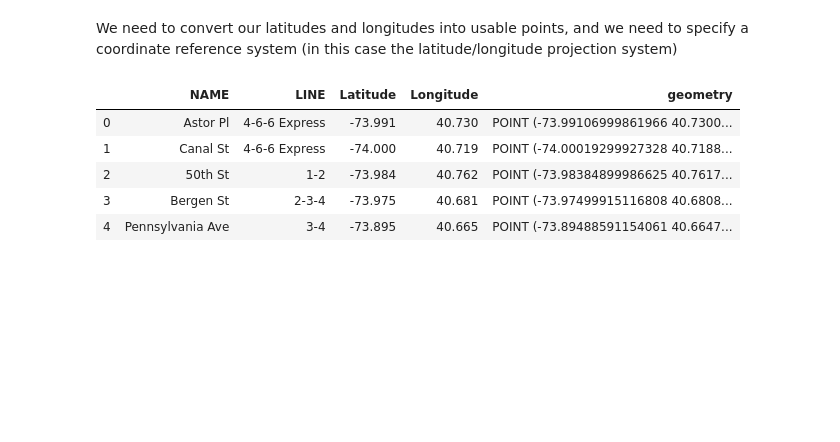
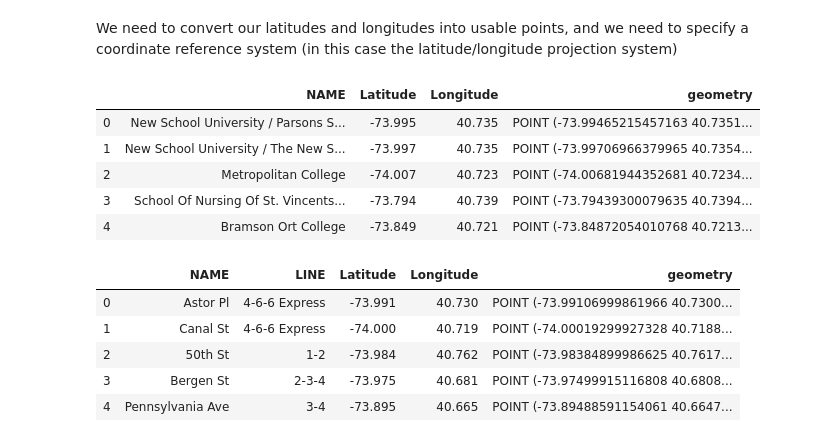
Before and after one commit to floraxinru/project01, a Jupyter notebook: project1/code/Mapping_Data.ipynb, the cells around one changed output. Drawn from its saved outputs; the diff is of its cells as text; code cells hidden in the pictures; blank space fills up the shorter version.

```diff
--- a/project1/code/Mapping_Data.ipynb
+++ b/project1/code/Mapping_Data.ipynb
@@ -21,9 +21,9 @@ pd.set_option('display.precision', 3)
 # %% [markdown]
 Below, we take in csv files containing the locations of various colleges and universities, as well as subway station locations. They will be converted into dataframes where we have names, latitudes and longitudes.
 # %%
-cu_df = pd.read_csv('https://data.cityofnewyork.us/api/views/8pnn-kkif/rows.csv')
+college_df = pd.read_csv('https://data.cityofnewyork.us/api/views/8pnn-kkif/rows.csv')
 
-cu_df.head()
+college_df.head()
 # %% [output]
 |  | the_geom | NAME | HOUSENUM | STREETNAME | CITY | ZIP | URL | BIN | BBL |
 | 0 | POINT (-73.99465215457163 40.7351... | New School University / Parsons S... | 66 | FIFTH AVENUE | New York | 10011 | http://www.parsons.edu/html/splas... | 1009619 | 1.006e+09 |
@@ -32,18 +32,18 @@ cu_df.head()
 | 3 | POINT (-73.79439300079635 40.7394... | School Of Nursing Of St. Vincents... | 175-05 | HORACE HARDING EXPRESSWAY | Fresh Meadows | 11365 | http://www.svcmc.org/portal/train... | 4148794 | 4.069e+09 |
 | 4 | POINT (-73.84872054010768 40.7213... | Bramson Ort College | 69-30 | AUSTIN STREET | Forest Hills | 11375 | http://www.bramsonort.org/ | 4077468 | 4.032e+09 |
 # %%
-cu_df['the_geom'] = cu_df['the_geom'].str.lstrip('POINT')
-cu_df['the_geom'] = cu_df['the_geom'].str.strip()
-cu_df['the_geom'] = cu_df['the_geom'].str.lstrip('(')
-cu_df['the_geom'] = cu_df['the_geom'].str.rstrip(')')
+college_df['the_geom'] = college_df['the_geom'].str.lstrip('POINT')
+college_df['the_geom'] = college_df['the_geom'].str.strip()
+college_df['the_geom'] = college_df['the_geom'].str.lstrip('(')
+college_df['the_geom'] = college_df['the_geom'].str.rstrip(')')
 
-new = cu_df['the_geom'].str.split(' ', n = 1, expand=True)
+new = college_df['the_geom'].str.split(' ', n = 1, expand=True)
 
-cu_df['Latitude'] = new[0]
-cu_df['Longitude'] = new[1]
+college_df['Latitude'] = new[0]
+college_df['Longitude'] = new[1]
 
-cu_df.drop(columns=['URL','BIN', 'BBL', 'the_geom', 'HOUSENUM','STREETNAME','CITY','ZIP'], inplace=True)
-cu_df.head()
+college_df.drop(columns=['URL','BIN', 'BBL', 'the_geom', 'HOUSENUM','STREETNAME','CITY','ZIP'], inplace=True)
+college_df.head()
 # %% [output]
 |  | NAME | Latitude | Longitude |
 | 0 | New School University / Parsons S... | -73.99465215457163 | 40.73519616365903 |
@@ -100,2 +101,12 @@ geometry_stations = [Point(xy) for xy in zip(station_df['Latitude'], station_df[
 crs = {'init': 'epsg:4326'}
+# %%
+college_geo_df = gpd.GeoDataFrame(college_df, crs=crs, geometry=geometry_colleges)
+college_geo_df.head()
+# %% [output]
+|  | NAME | Latitude | Longitude | geometry |
+| 0 | New School University / Parsons S... | -73.995 | 40.735 | POINT (-73.99465215457163 40.7351... |
+| 1 | New School University / The New S... | -73.997 | 40.735 | POINT (-73.99706966379965 40.7354... |
+| 2 | Metropolitan College | -74.007 | 40.723 | POINT (-74.00681944352681 40.7234... |
+| 3 | School Of Nursing Of St. Vincents... | -73.794 | 40.739 | POINT (-73.79439300079635 40.7394... |
+| 4 | Bramson Ort College | -73.849 | 40.721 | POINT (-73.84872054010768 40.7213... |
 # %%
```
Also changed, not shown: parts of 4 cells of this notebook.
